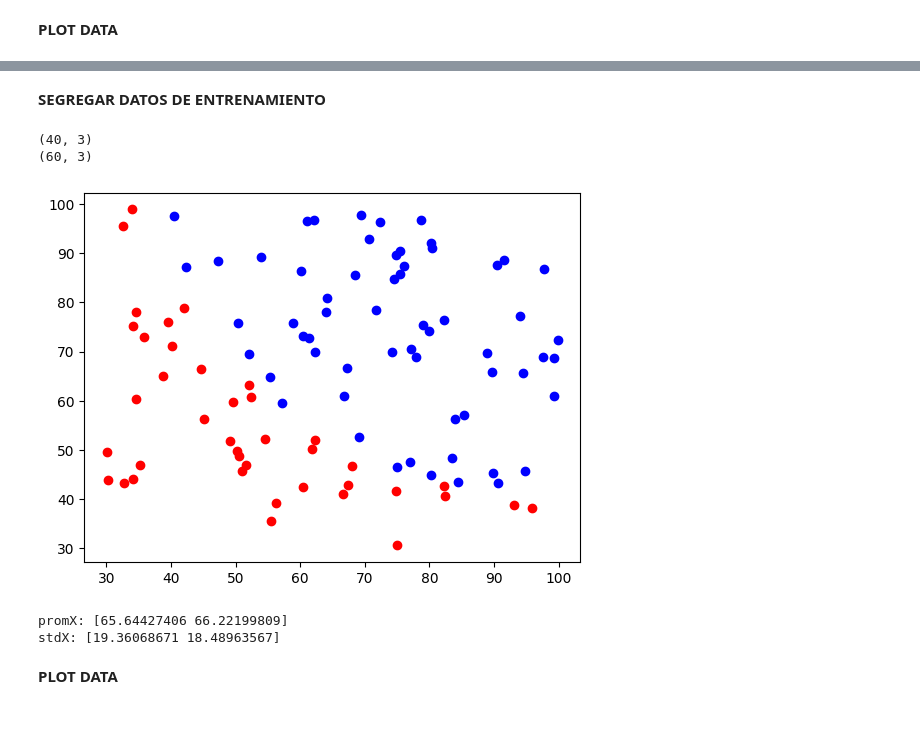
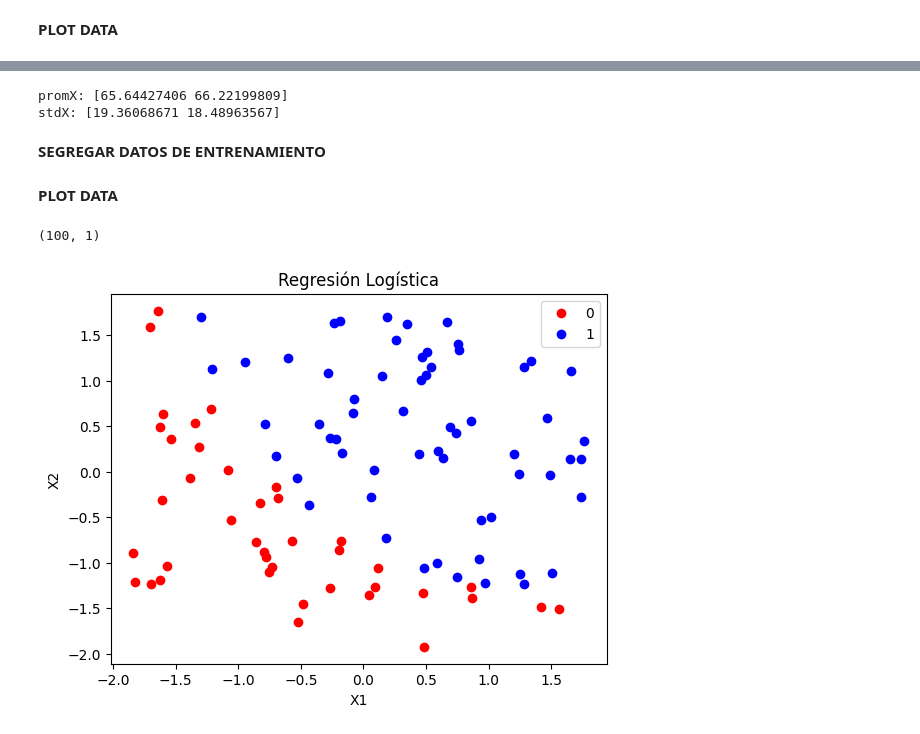
Before and after one commit to jcagudelo12/IA, a Jupyter notebook: RegresionLogistica_2_Variables/R_Logistic_Two_Variable.ipynb, the cells around one changed output, grey strips where cells are left out. Cells and saved outputs as stored; diff of their text form; code cells hidden in the pictures.

```diff
--- a/RegresionLogistica_2_Variables/R_Logistic_Two_Variable.ipynb
+++ b/RegresionLogistica_2_Variables/R_Logistic_Two_Variable.ipynb
@@ -78,34 +78,32 @@ fig.show()
+# %%
+promX = np.mean(data[:, :2], axis=0)
+stdX = np.std(data[:, :2], axis=0)
+
+print('promX:', promX)
+print('stdX:', stdX)
+
+dataNormal = np.zeros((dataSize[0], dataSize[1]-1))
+for i in range(dataSize[0]):
+    for j in range(2):
+        dataNormal[i, j] = (data[i, j] - promX[j]) / stdX[j]
+
+dataNormal = np.column_stack((dataNormal, data[:, 2]))
+# %% [output]
+promX: [65.64427406 66.22199809]
+stdX: [19.36068671 18.48963567]
 # %% [markdown]
 **SEGREGAR DATOS DE ENTRENAMIENTO**
 # %%
-X1 = data[data[:, 2] == 0] # Filtrar las filas donde la Y es igual a 0
-X2 = data[data[:, 2] == 1] # Filtrar las filas donde la Y es igual a 1
+# X1 = dataNormal[dataNormal[:, 2] == 0] # Filtrar las filas donde la Y es igual a 0
+# X2 = dataNormal[dataNormal[:, 2] == 1] # Filtrar las filas donde la Y es igual a 1
 
-print(X1.shape)
-print(X2.shape)
+# print(X1.shape)
+# print(X2.shape)
 
-
-plt.plot(X1[:, 0],X1[:, 1],'o', color = 'red')
-plt.plot(X2[:, 0],X2[:, 1],'o', color = 'blue')
-plt.show()
+# plt.plot(X1[:, 0],X1[:, 1],'o', color = 'red', label = '0')
+# plt.plot(X2[:, 0],X2[:, 1],'o', color = 'blue', label = '1')
+# plt.legend()
+# plt.show()
-# %% [output]
-(40, 3)
-(60, 3)
-[figure, removed]
-# %%
-promX = np.mean(data[:, :2], axis=0)
-stdX = np.std(data[:, :2], axis=0)
-
-print('promX:', promX)
-print('stdX:', stdX)
-
-dataNormal = np.zeros((dataSize[0], dataSize[1]))
-for i in range(dataSize[0]):
-    for j in range(2):
-        dataNormal[i, j] = (data[i, j] - promX[j]) / stdX[j]
-# %% [output]
-promX: [65.64427406 66.22199809]
-stdX: [19.36068671 18.48963567]
 # %% [markdown]
 **PLOT DATA**
 # %%
@@ -149,3 +148,32 @@ def Gradiente(Beta,alpha,m,X,y,numIter,J):
+# %%
+X1 = dataNormal[dataNormal[:, 2] == 0]  # Filtrar las filas donde la Y es igual a 0
+X2 = dataNormal[dataNormal[:, 2] == 1]  # Filtrar las filas donde la Y es igual a 1
+
+plt.plot(X1[:, 0], X1[:, 1], 'o', color='red', label='0')
+plt.plot(X2[:, 0], X2[:, 1], 'o', color='blue', label='1')
+
+# Coeficientes encontrados por el cálculo del gradiente descendente
+B0 = Beta[0]
+B1 = Beta[1]
+B2 = Beta[2]
+
+
+X1_Normal = dataNormal[:, 0]  # Valores de X1
+
+X2k = np.zeros((100,1))
+
+#Pendiente revisar esta ecuación de recta
+X2k[:,0] = (-B0 - B1 * np.array(X1_Normal)) / B2
+print(X2k.shape)
+plt.plot(X1_Normal, X2k, c='purple')
+plt.xlabel('X1')
+plt.ylabel('X2')
+plt.title('Regresión Logística')
+plt.legend()
+plt.show()
+# %% [output]
+(100, 1)
+[figure, added]
 # %%
 alpha = 0.01
 numIter = 500
```
Also changed, not shown: parts of 7 cells of this notebook.
